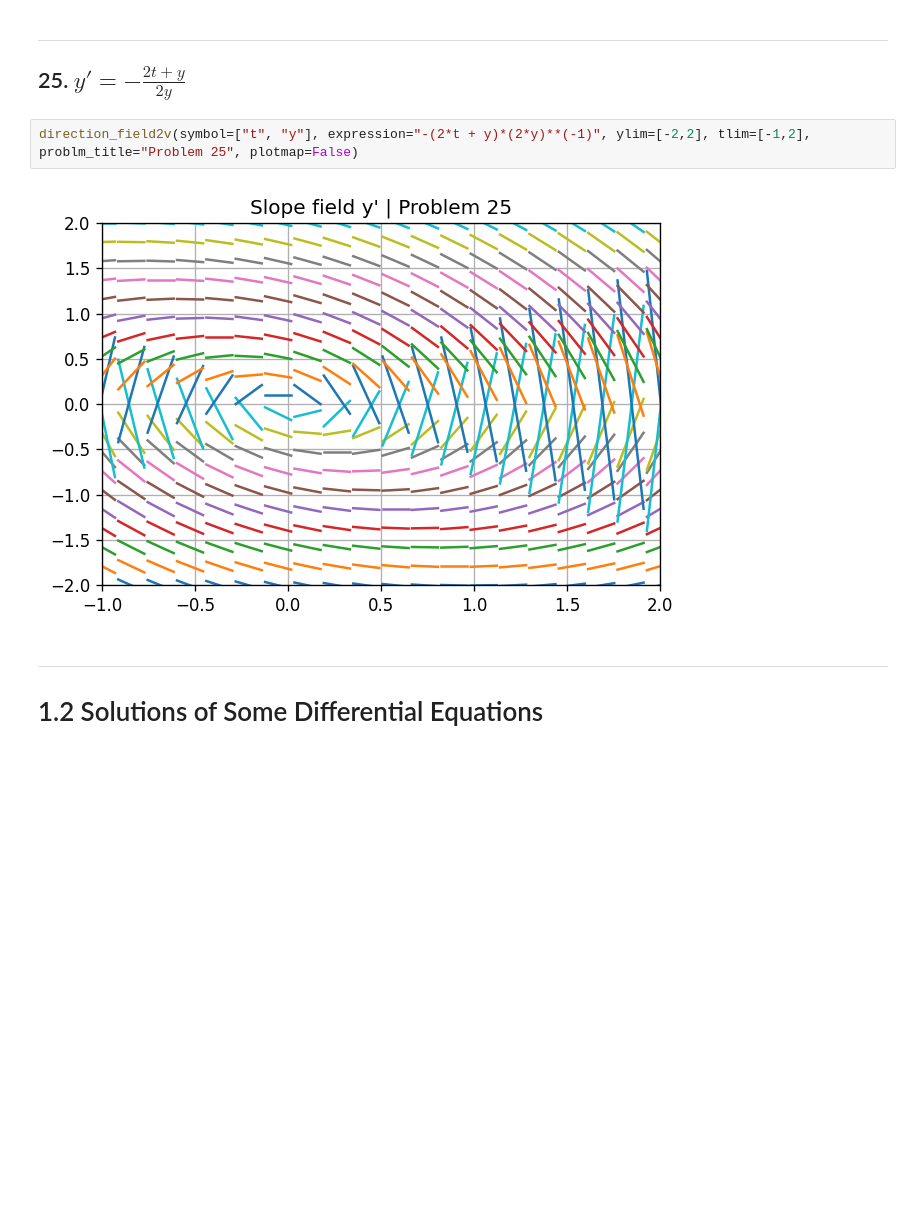
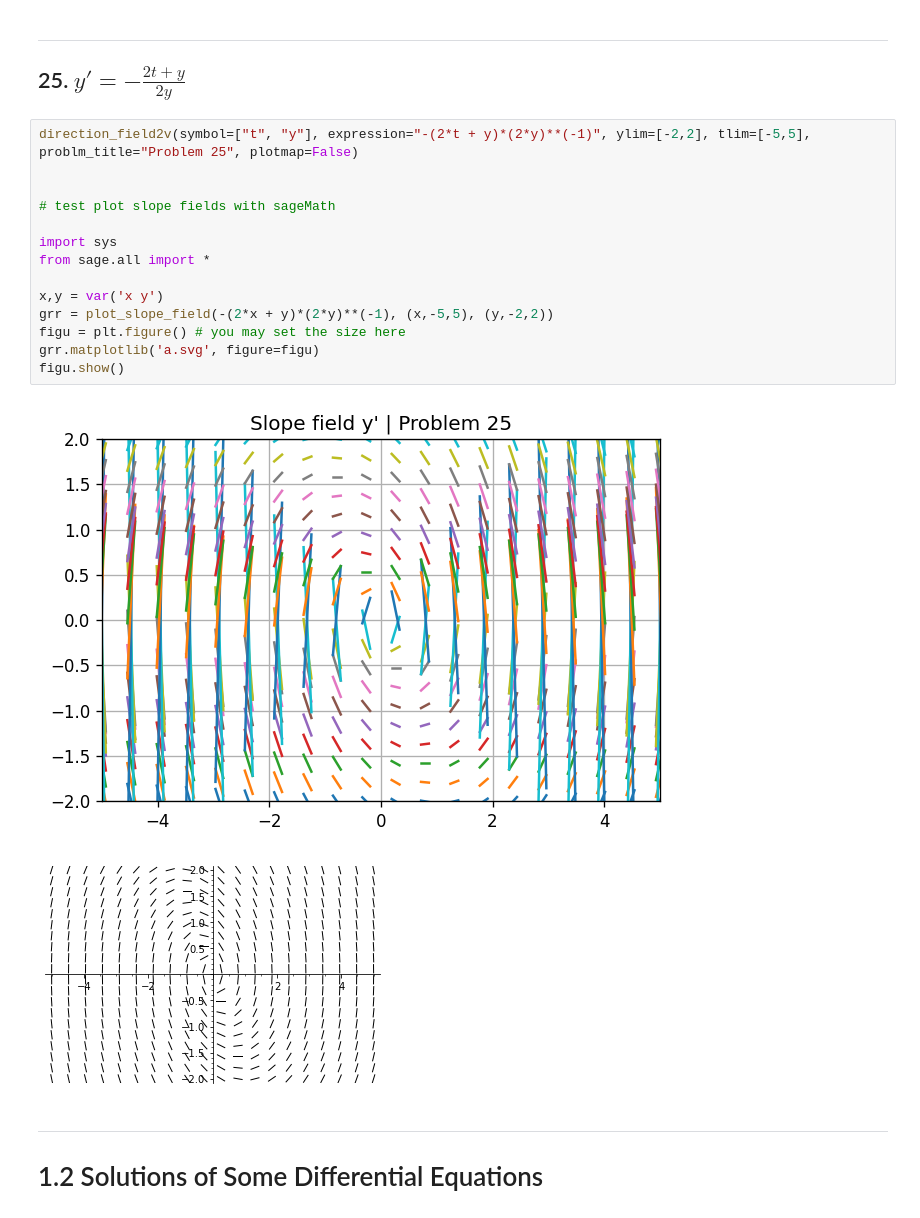
Before and after one commit to zemarchezi/BoyceDiPrima_DifferentialEq, a Jupyter notebook: Chapter_1.ipynb, the cells around one changed output. Drawn from its saved outputs; the diff is of its cells as text; blank space fills up the shorter version.

```diff
--- a/Chapter_1.ipynb
+++ b/Chapter_1.ipynb
@@ -725,10 +725,23 @@ direction_field2v(symbol=["t", "y"], expression="3*sin(t)+ 1 + y", ylim=[-11,11]
 ***
 
 ## 25. $y' = -\frac{2t+y}{2y} $
-# %%
-direction_field2v(symbol=["t", "y"], expression="-(2*t + y)*(2*y)**(-1)", ylim=[-2,2], tlim=[-1,2], problm_title="Problem 25", plotmap=False)
-# %% [output]
-[figure, removed]
+# %%
+direction_field2v(symbol=["t", "y"], expression="-(2*t + y)*(2*y)**(-1)", ylim=[-2,2], tlim=[-5,5], problm_title="Problem 25", plotmap=False)
+
+
+# test plot slope fields with sageMath
+
+import sys
+from sage.all import *
+
+x,y = var('x y')
+grr = plot_slope_field(-(2*x + y)*(2*y)**(-1), (x,-5,5), (y,-2,2))
+figu = plt.figure() # you may set the size here
+grr.matplotlib('a.svg', figure=figu)
+figu.show()
+# %% [output]
+[figure, added]
+[figure, added]
 # %% [markdown]
 ***
 
```
Also changed, not shown: parts of 10 cells of this notebook.
